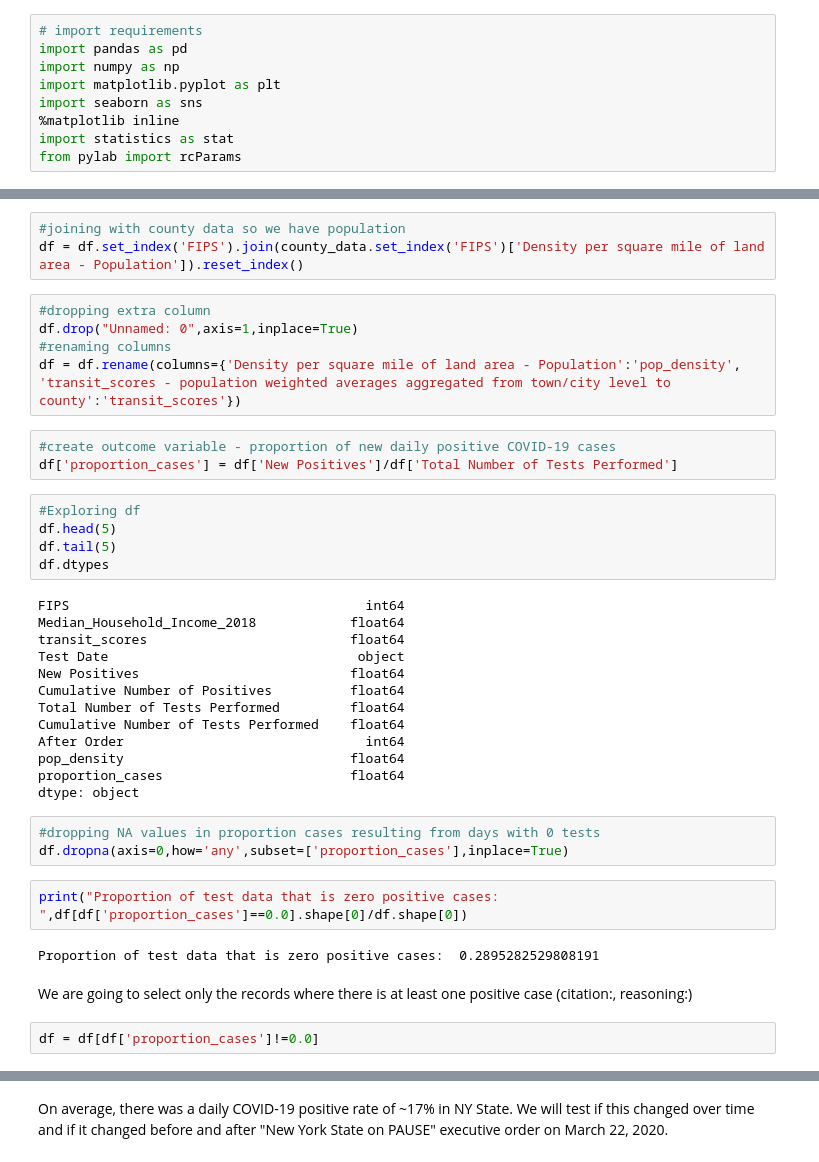
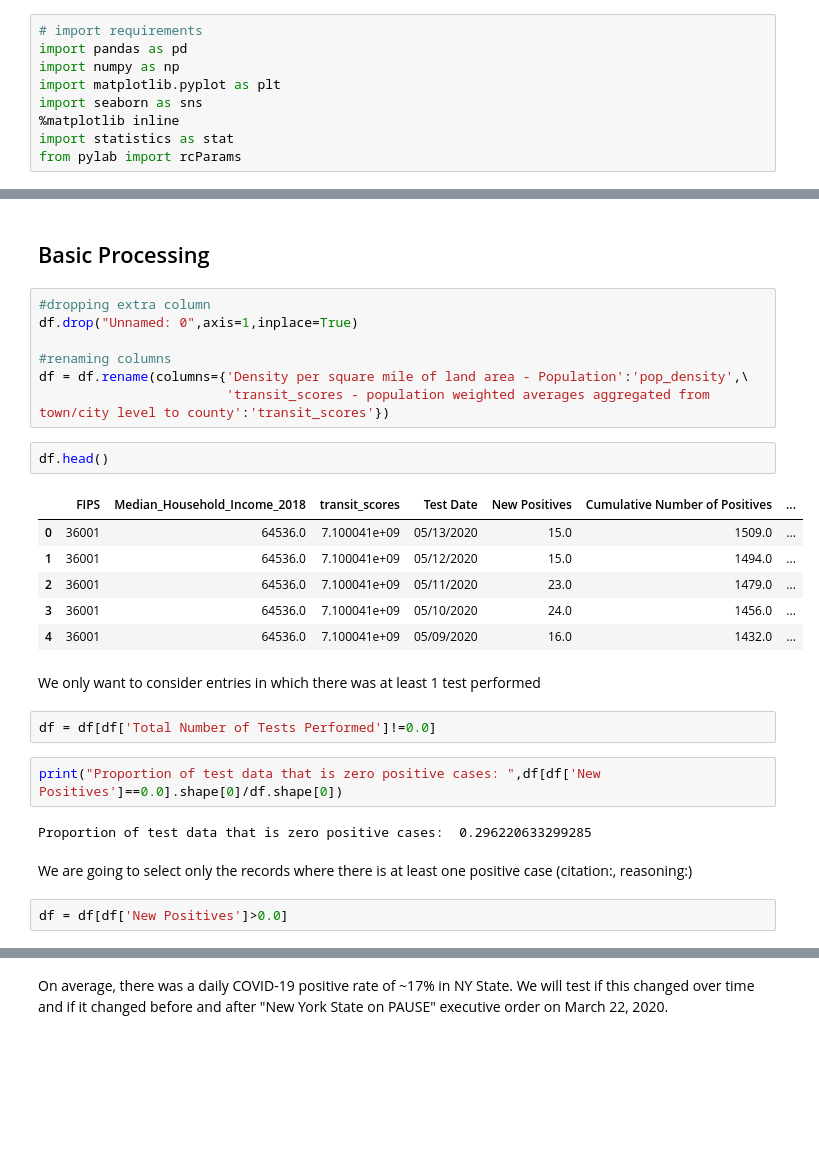
Before and after one commit to smruthiramesh/MIT_COVID-19_Datathon, a Jupyter notebook: final.ipynb, the cells around one changed output, grey strips where cells are left out. Drawn from its saved outputs; the diff is of its cells as text; blank space fills up the shorter version.

```diff
--- a/final.ipynb
+++ b/final.ipynb
@@ -18,40 +17,30 @@ county_data = pd.read_csv("https://raw.githubusercontent.com/JieYingWu/COVID-19_
-# %%
-#joining with county data so we have population
-df = df.set_index('FIPS').join(county_data.set_index('FIPS')['Density per square mile of land area - Population']).reset_index()
+# %% [markdown]
+## Basic Processing
 # %%
 #dropping extra column
 df.drop("Unnamed: 0",axis=1,inplace=True)
+
 #renaming columns
-df = df.rename(columns={'Density per square mile of land area - Population':'pop_density', 'transit_scores - population weighted averages aggregated from town/city level to county':'transit_scores'})
+df = df.rename(columns={'Density per square mile of land area - Population':'pop_density',\
+                        'transit_scores - population weighted averages aggregated from town/city level to county':'transit_scores'})
-# %%
-#create outcome variable - proportion of new daily positive COVID-19 cases
-df['proportion_cases'] = df['New Positives']/df['Total Number of Tests Performed']
-# %%
-#Exploring df
-df.head(5)
-df.tail(5)
-df.dtypes
-# %% [output]
-FIPS                                      int64
-Median_Household_Income_2018            float64
-transit_scores                          float64
-Test Date                                object
-New Positives                           float64
-Cumulative Number of Positives          float64
-Total Number of Tests Performed         float64
-Cumulative Number of Tests Performed    float64
-After Order                               int64
-pop_density                             float64
-proportion_cases                        float64
-dtype: object
-# %%
-#dropping NA values in proportion cases resulting from days with 0 tests
-df.dropna(axis=0,how='any',subset=['proportion_cases'],inplace=True)
+# %%
+df.head()
+# %% [output]
+|  | FIPS | Median_Household_Income_2018 | transit_scores | Test Date | New Positives | Cumulative Number of Positives | ... |
+| 0 | 36001 | 64536.0 | 7.100041e+09 | 05/13/2020 | 15.0 | 1509.0 | ... |
+| 1 | 36001 | 64536.0 | 7.100041e+09 | 05/12/2020 | 15.0 | 1494.0 | ... |
+| 2 | 36001 | 64536.0 | 7.100041e+09 | 05/11/2020 | 23.0 | 1479.0 | ... |
+| 3 | 36001 | 64536.0 | 7.100041e+09 | 05/10/2020 | 24.0 | 1456.0 | ... |
+| 4 | 36001 | 64536.0 | 7.100041e+09 | 05/09/2020 | 16.0 | 1432.0 | ... |
+# %% [markdown]
+ We only want to consider entries in which there was at least 1 test performed
+# %%
+df = df[df['Total Number of Tests Performed']!=0.0]
 # %%
-print("Proportion of test data that is zero positive cases: ",df[df['proportion_cases']==0.0].shape[0]/df.shape[0])
+print("Proportion of test data that is zero positive cases: ",df[df['New Positives']==0.0].shape[0]/df.shape[0])
 # %% [output]
-Proportion of test data that is zero positive cases:  0.2895282529808191
+Proportion of test data that is zero positive cases:  0.296220633299285
 # %% [markdown]
 We are going to select only the records where there is at least one positive case (citation:, reasoning:)
 # %%
-df = df[df['proportion_cases']!=0.0]
+df = df[df['New Positives']>0.0]
```
Also changed, not shown: parts of 43 cells of this notebook, 2 other files.
